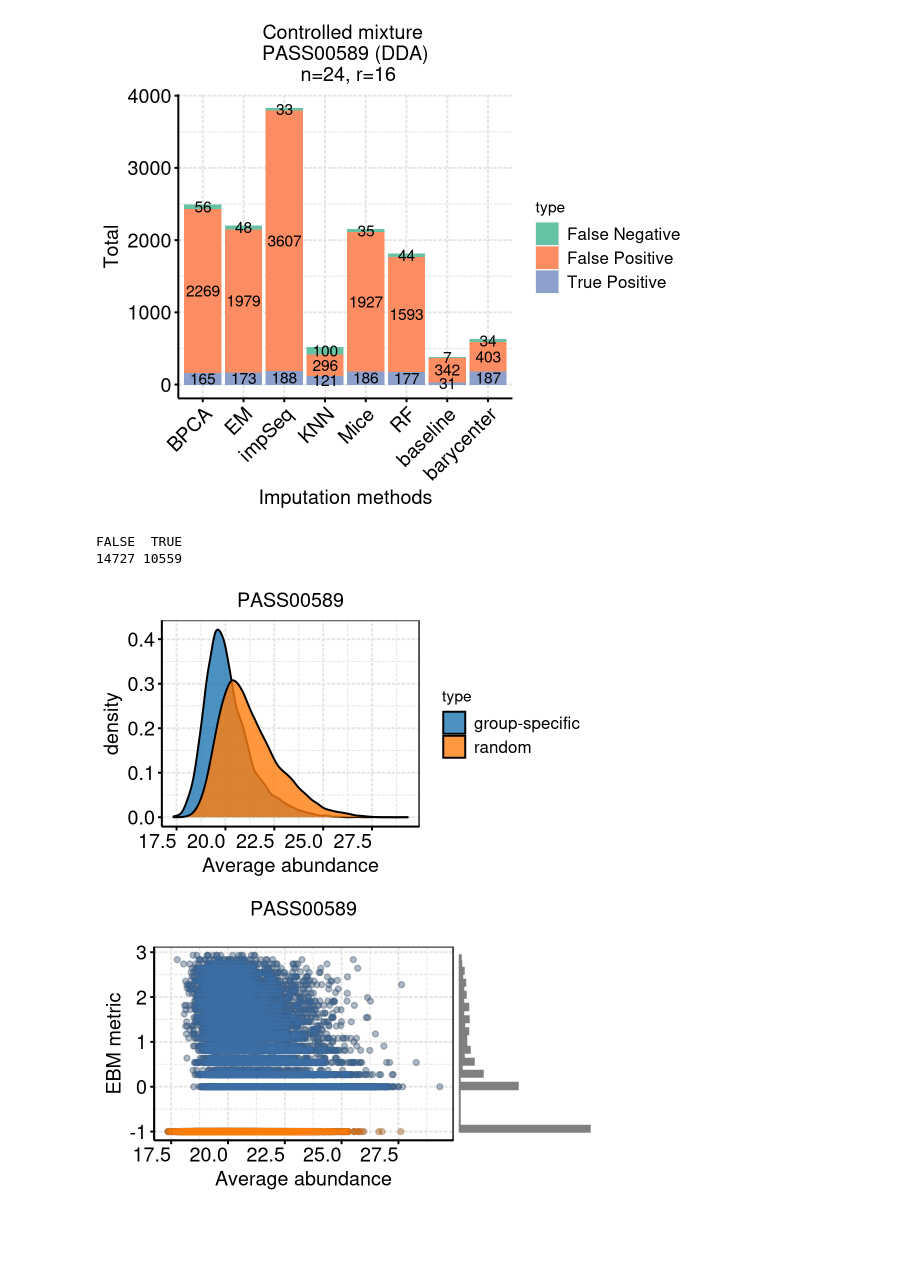
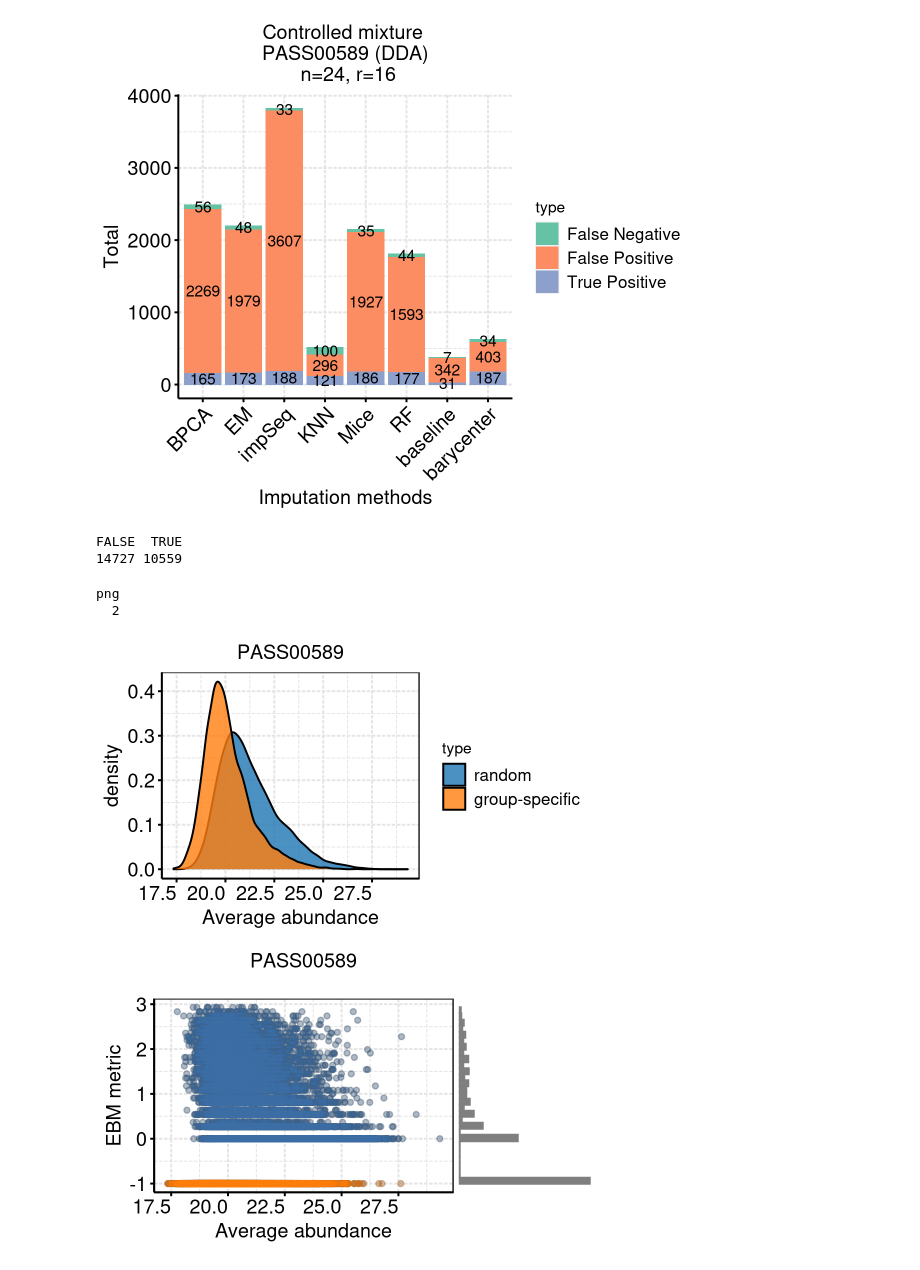
Before and after one commit to DavisLaboratory/msImpute-reproducibility, a Jupyter notebook: figures/pass00589_controlledMixture_dda.ipynb, the cells around one changed output. Saved outputs shown, nothing was run; the diff lists cells and outputs as text; code cells hidden in the pictures; blank space fills up the shorter version.

```diff
--- a/figures/pass00589_controlledMixture_dda.ipynb
+++ b/figures/pass00589_controlledMixture_dda.ipynb
@@ -384,40 +384,44 @@ ebms[hdp$msImpute_feature] <- -1
 ggdat <- data.frame(hdp)
 ggdat$metric <- ebms
 ggdat$type <- ifelse(ggdat$metric == -1, "group-specific","random")
+ggdat$type <- factor(ggdat$type, levels= c("random","group-specific"))
 
-# png(file = "~/hist_missingtype_PASS00589.png",
-#     width=5,height=3,units="in",res=1200)
+
+png(file = "~/hist_missingtype_PASS00589.png",
+    width=5,height=3,units="in",res=1200)
 
 p <- ggplot(ggdat, aes(x=AveExpr, fill = type)) +
   geom_density(alpha = 0.8) + scale_fill_d3() +
   theme_bw() + labs(title = "PASS00589", x="Average abundance")  +
   theme(axis.text.y = element_text(hjust = 1, size=14, color = "black"),
       axis.text.x = element_text(hjust=1, size = 14, color= "black"),
                 strip.text.x = element_text(size=14),
                 plot.title = element_text(hjust = 0.5, size = 14),
       axis.title=element_text(size=14),
       panel.background = element_rect(fill = "white",
                                 colour = "white",
                                 size = 3, linetype = "solid"),
   panel.grid.major = element_line(#size = 3,
                                   linetype = 'longdash',
                                 colour = "grey90"),
   panel.grid.minor = element_line(#size = 3,
                                   linetype = 'longdash',
                                 colour = "grey90"),
       axis.line = element_line(colour = "black"),
       axis.ticks = element_line(colour = "black"),
       legend.text=element_text(size=12)
                 #legend.position = "none"
      )
 
-# print(p)
-# dev.off()
+print(p)
+dev.off()
 p
 # %% [output]
 FALSE  TRUE
 14727 10559
+png
+  2
-[figure, old version]
+[figure, new version]
 # %%
 fig.size(3,5)
 
```
Also changed, not shown: 5 other files.
